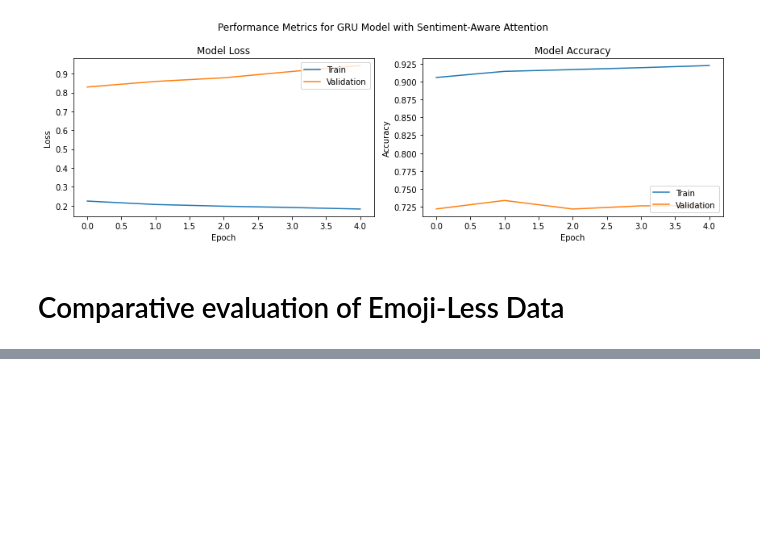
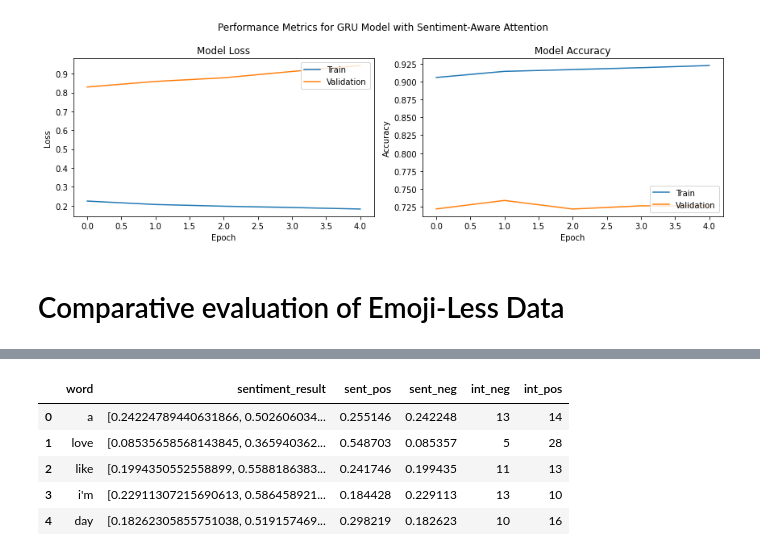
Before and after one commit to sba22224/Capstone_SBA22224, a Jupyter notebook: Code_Notebooks/Attention Mechanism Evaluation.ipynb, the cells around one changed output, grey strips where cells are left out. Saved outputs shown, nothing was run; the diff lists cells and outputs as text; code cells hidden in the pictures; blank space fills up the shorter version.

```diff
--- a/Code_Notebooks/Attention Mechanism Evaluation.ipynb
+++ b/Code_Notebooks/Attention Mechanism Evaluation.ipynb
@@ -2215,0 +2388,7 @@ plt.show()
+# %%
+#Apply the function
+for index, row in df.iterrows():
+    text = row['text']
+    text_with_removed_characters = remove_special_characters(text)
+    df.at[index, 'text'] = text_with_removed_characters
+df.head()
@@ -2215,0 +2822,19 @@ plt.show()
+# %%
+#Break down into positive and negative subsets to get the best outcomes
+
+#Use the same sentiment polarity model as before
+model = AutoModelForSequenceClassification.from_pretrained("cardiffnlp/twitter-roberta-base-sentiment")
+tokenizer = AutoTokenizer.from_pretrained("cardiffnlp/twitter-roberta-base-sentiment")
+
+#Create the sentiment analysis pipeline
+classifier = pipeline('sentiment-analysis', model=model, tokenizer=tokenizer)
+#Function to calculate probabilities
+def calculate_probabilities(text):
+    inputs = tokenizer(text, return_tensors="pt", padding=True, truncation=True)
+    outputs = model(**inputs)
+    logits = outputs.logits
+    probabilities = torch.softmax(logits, dim=1).squeeze().tolist()
+    return probabilities
+# %%
+df_vocab['sentiment_result'] = df_vocab['word'].apply(calculate_probabilities)
+df_vocab.head()
@@ -2215,0 +2849,4 @@ plt.show()
+# %%
+df_vocab['sent_pos'] = df_vocab['sentiment_result'].apply(lambda x: x[2])
+df_vocab['sent_neg'] = df_vocab['sentiment_result'].apply(lambda x: x[0])
+df_vocab.head()
@@ -2215,0 +2862,17 @@ plt.show()
+# %%
+# Initialize the MinMaxScaler
+scaler = MinMaxScaler(feature_range=(1, 50))
+
+# Fit and transform your column
+df_vocab['int_pos'] = scaler.fit_transform(df_vocab[['sent_pos']])
+
+# Round the rescaled values to the nearest integer
+df_vocab['int_pos'] = df_vocab['int_pos'].round().astype(int)
+df_vocab.head()
+# %% [output]
+|  | word | sentiment_result | sent_pos | sent_neg | int_neg | int_pos |
+| 0 | a | [0.24224789440631866, 0.502606034... | 0.255146 | 0.242248 | 13 | 14 |
+| 1 | love | [0.08535658568143845, 0.365940362... | 0.548703 | 0.085357 | 5 | 28 |
+| 2 | like | [0.1994350552558899, 0.5588186383... | 0.241746 | 0.199435 | 11 | 13 |
+| 3 | i'm | [0.22911307215690613, 0.586458921... | 0.184428 | 0.229113 | 13 | 10 |
+| 4 | day | [0.18262305855751038, 0.519157469... | 0.298219 | 0.182623 | 10 | 16 |
```
Also changed, not shown: parts of 84 cells of this notebook.
